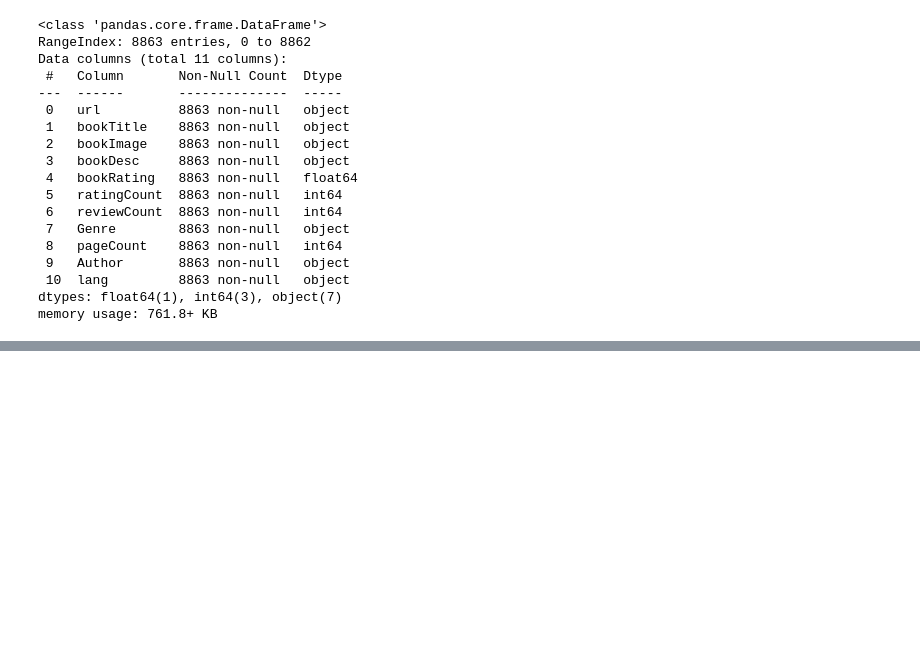
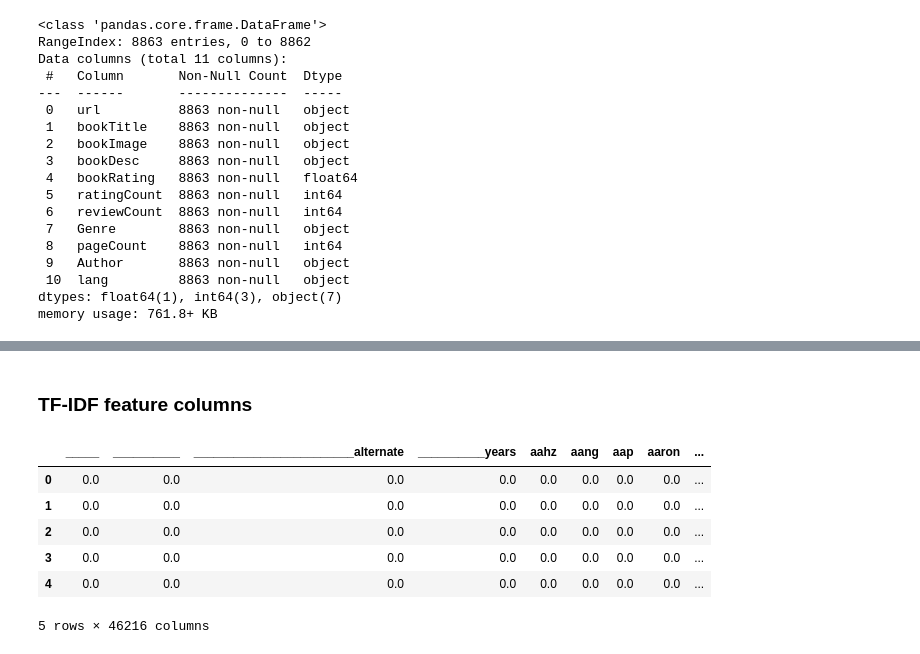
Before and after one commit to alvessab/project_4_book_rec, a Jupyter notebook: Machine Learning/data_nlp_preprocessing.ipynb, the cells around one changed output, grey strips where cells are left out. Saved outputs shown, nothing was run; the diff lists cells and outputs as text; code cells hidden in the pictures; blank space fills up the shorter version.

```diff
--- a/Machine Learning/data_nlp_preprocessing.ipynb
+++ b/Machine Learning/data_nlp_preprocessing.ipynb
@@ -84,0 +146,10 @@ df_new.head()
+# %%
+# test Text Blob program
+# Preparing an input sentence
+sentence = '''The platform provides universal access to the world's best education, partnering with top universities and organizations to offer courses online.'''
+
+# Creating a textblob object and assigning the sentiment property
+analysis = TextBlob(sentence).sentiment
+print(analysis)
+print(analysis[0])
+print(analysis[1])
@@ -84,0 +160,2 @@ df_new.head()
+# %%
+df_sub = df_new2.copy()
@@ -84,0 +190,2 @@ df_new.head()
+# %% [markdown]
+### TF-IDF feature columns
@@ -84,0 +194,17 @@ df_new.head()
+# %%
+
+from sklearn.feature_extraction.text import TfidfVectorizer
+
+
+vect = TfidfVectorizer()
+tfidf_matrix = vect.fit_transform(df_tf['clean_keywords'])
+df_data = pd.DataFrame(tfidf_matrix.toarray(), columns = vect.get_feature_names())
+df_data.head()
+# %% [output]
+|  | _____ | __________ | ________________________alternate | __________years | aahz | aang | aap | aaron | ... |
+| 0 | 0.0 | 0.0 | 0.0 | 0.0 | 0.0 | 0.0 | 0.0 | 0.0 | ... |
+| 1 | 0.0 | 0.0 | 0.0 | 0.0 | 0.0 | 0.0 | 0.0 | 0.0 | ... |
+| 2 | 0.0 | 0.0 | 0.0 | 0.0 | 0.0 | 0.0 | 0.0 | 0.0 | ... |
+| 3 | 0.0 | 0.0 | 0.0 | 0.0 | 0.0 | 0.0 | 0.0 | 0.0 | ... |
+| 4 | 0.0 | 0.0 | 0.0 | 0.0 | 0.0 | 0.0 | 0.0 | 0.0 | ... |
+5 rows × 46216 columns
```
Also changed, not shown: parts of 26 cells of this notebook, 8 other files.
